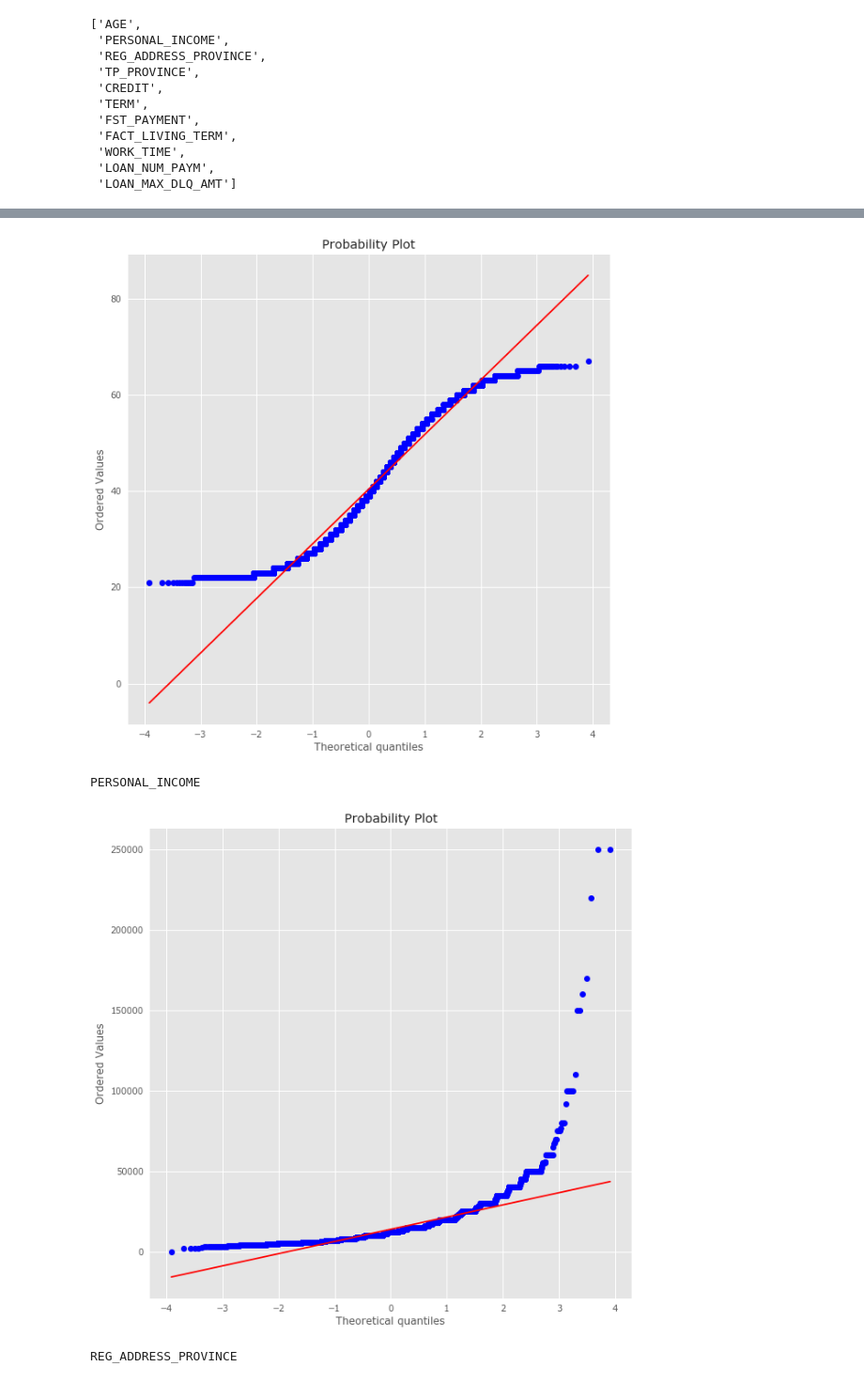
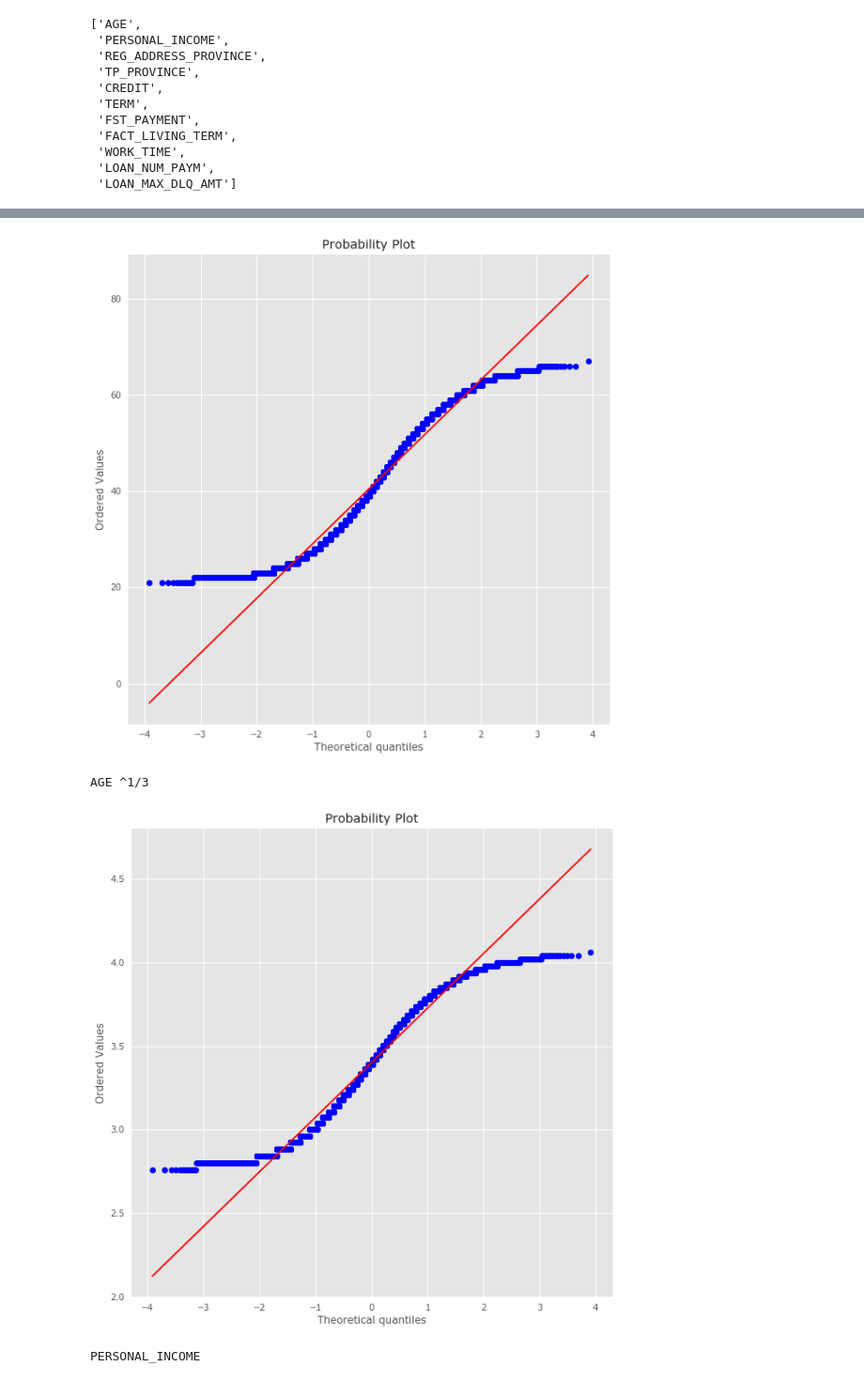
Before and after one commit to BobaZooba/RoadToDataScientist, a Jupyter notebook: contests/OTP_bank/OTP Bank.ipynb, the cells around one changed output, grey strips where cells are left out. Shown at 94% size. Cells and saved outputs as stored; diff of their text form; code cells hidden in the pictures.

```diff
--- a/contests/OTP_bank/OTP Bank.ipynb
+++ b/contests/OTP_bank/OTP Bank.ipynb
@@ -715,6 +730,8 @@ nan                               1367
 Юридическая служба                  53
 Реклама и маркетинг                  9
 Name: JOB_DIR, dtype: int64
+# %%
+data.at[data['JOB_DIR'] == 'Реклама и маркетинг', 'JOB_DIR'] = 'Юридическая служба'
 # %%
 data[cols_enl[5]].value_counts()
 # %% [output]
@@ -849,7 +866,7 @@ Name: COT_PRESENCE_FL, dtype: int64
 # %% [markdown]
 ## Добавление фичей
 # %%
-# data['SOLVENCY'] = data['PERSONAL_INCOME']/(data['CREDIT']/data['TERM'])
+data['SOLVENCY'] = (data['CREDIT']/data['TERM'])/data['PERSONAL_INCOME']
 # %%
 # просрачивал ли клиент когда-либо оплату кредита
 data['DELAY'] = '0'
@@ -1153,0 +1257,4 @@ def process_data(data):
+# %%
+for i in tmp_data['REG_ADDRESS_PROVINCE'].unique():
+    if i not in list(test_data['REG_ADDRESS_PROVINCE'].unique()):
+        print(i)
@@ -1153,0 +1279,10 @@ def process_data(data):
+# %%
+data['REG_ADDRESS_PROVINCE'] = data['REG_ADDRESS_PROVINCE'].map(tmp_data['REG_ADDRESS_PROVINCE'].value_counts())
+data['FACT_ADDRESS_PROVINCE'] = data['FACT_ADDRESS_PROVINCE'].map(tmp_data['FACT_ADDRESS_PROVINCE'].value_counts())
+data['POSTAL_ADDRESS_PROVINCE'] = data['POSTAL_ADDRESS_PROVINCE'].map(tmp_data['POSTAL_ADDRESS_PROVINCE'].value_counts())
+data['TP_PROVINCE'] = data['TP_PROVINCE'].map(tmp_data['TP_PROVINCE'].value_counts())
+
+test_data['REG_ADDRESS_PROVINCE'] = data['REG_ADDRESS_PROVINCE'].map(tmp_data['REG_ADDRESS_PROVINCE'].value_counts())
+test_data['FACT_ADDRESS_PROVINCE'] = data['FACT_ADDRESS_PROVINCE'].map(tmp_data['FACT_ADDRESS_PROVINCE'].value_counts())
+test_data['POSTAL_ADDRESS_PROVINCE'] = data['POSTAL_ADDRESS_PROVINCE'].map(tmp_data['POSTAL_ADDRESS_PROVINCE'].value_counts())
+test_data['TP_PROVINCE'] = data['TP_PROVINCE'].map(tmp_data['TP_PROVINCE'].value_counts())
@@ -1650,14 +1861,22 @@ tmp_nums
 # %%
 for col in tmp_nums:
 
     plt.subplots(figsize=(10, 10))
     print(col)
 
     stats.probplot(tmp_data[col], dist="norm", plot=plt)
     plt.show()
+
+    plt.subplots(figsize=(10, 10))
+    print(col, '^1/3')
+
+    stats.probplot(tmp_data[col]**(1/3), dist="norm", plot=plt)
+    plt.show()
+
+    print()
 # %% [output]
 AGE
 [figure]
-PERSONAL_INCOME
+AGE ^1/3
-[figure, old version]
+[figure, new version]
-REG_ADDRESS_PROVINCE
+PERSONAL_INCOME
```
Also changed, not shown: parts of 58 cells of this notebook.
